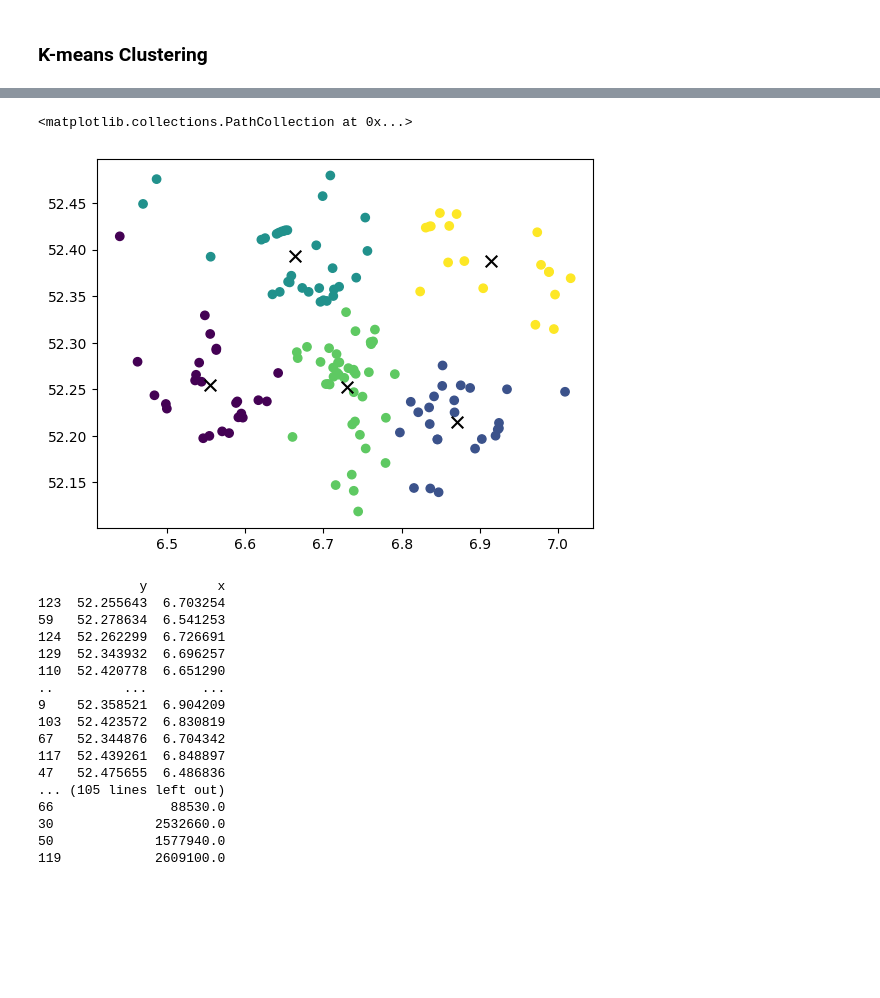
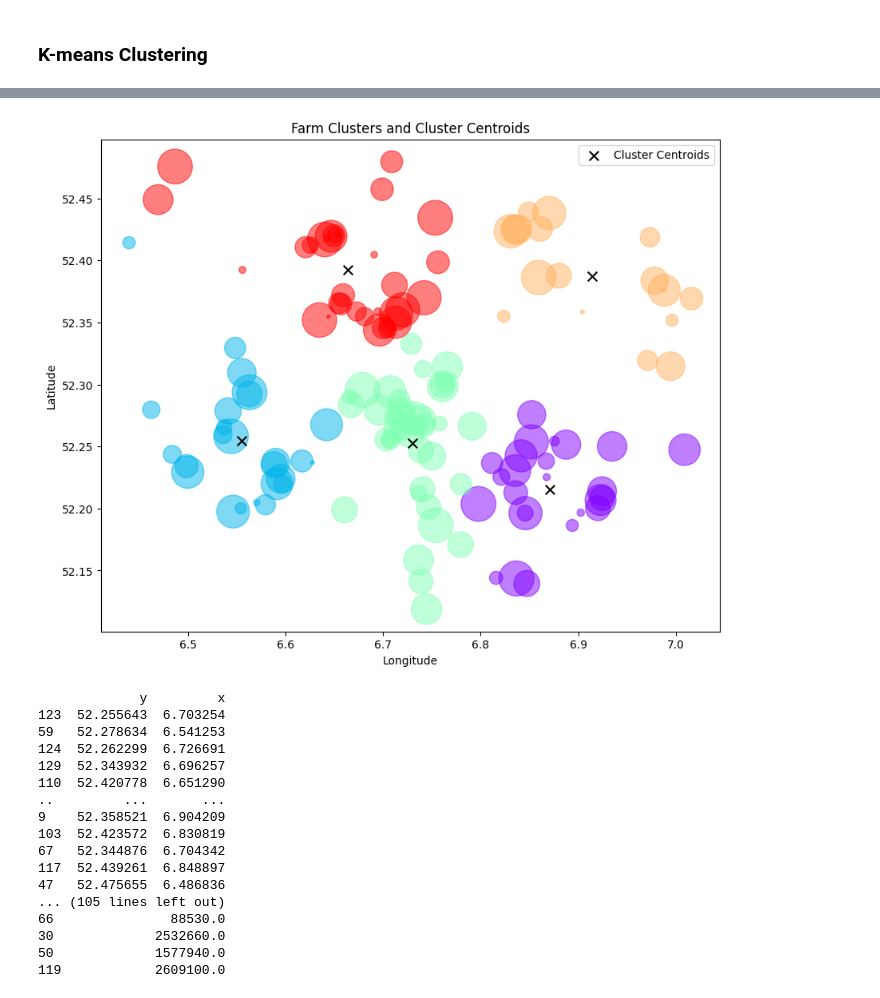
Before and after one commit to springonions-87/bioze_digital_mapping_tool, a Jupyter notebook: clustering/test_cluster.ipynb, the cells around one changed output, grey strips where cells are left out. Cells and saved outputs as stored; diff of their text form; code cells hidden in the pictures; blank space fills up the shorter version.

```diff
--- a/clustering/test_cluster.ipynb
+++ b/clustering/test_cluster.ipynb
@@ -90,9 +93,22 @@ sns.scatterplot(data = farm, x = 'x', y = 'y', hue = 'biogas_potential_m3')
-# %%
-plt.scatter(farm['x'], farm['y'], c=farm['cluster'])
-plt.scatter(cluster_df['x'], cluster_df['y'], c='black', marker='x', s=70, label='Cluster Centers')
-# %% [output]
-<matplotlib.collections.PathCollection at 0x...>
-[figure, removed]
+# %%
+# Create a scatter plot of the farm farm with clusters
+plt.figure(figsize=(10, 8))
+
+plt.scatter(farm['x'], farm['y'], c=farm['cluster'], cmap='rainbow', s=farm['scaled_marker_size'], alpha=0.5)
+plt.scatter(cluster_df['x'], cluster_df['y'], c='black', marker='x', s=70, label='Cluster Centroids')
+
+# plt.scatter(farm['x'], farm['y'], c=farm['cluster'], cmap='rainbow', s=farm['scaled_marker_size'], alpha=0.7, label='Farms')
+# plt.scatter(farm['x'], farm['y'], c=farm['cluster'], cmap='rainbow', s=50, alpha=0.7, label='Farms')
+# plt.scatter(cluster_centers[:, 1], cluster_centers[:, 0], c='black', marker='x', s=70, label='Cluster Centers')
+plt.xlabel('Longitude')
+plt.ylabel('Latitude')
+plt.title('Farm Clusters and Cluster Centroids')
+plt.legend()
+# plt.savefig(r"./figure_1_cluster.png", dpi=300)
+# plt.grid(True)
+plt.show()
+# %% [output]
+[figure, added]
 # %%
 from sklearn.model_selection import train_test_split
 
```
Also changed, not shown: parts of 12 cells of this notebook, 7 other files.
